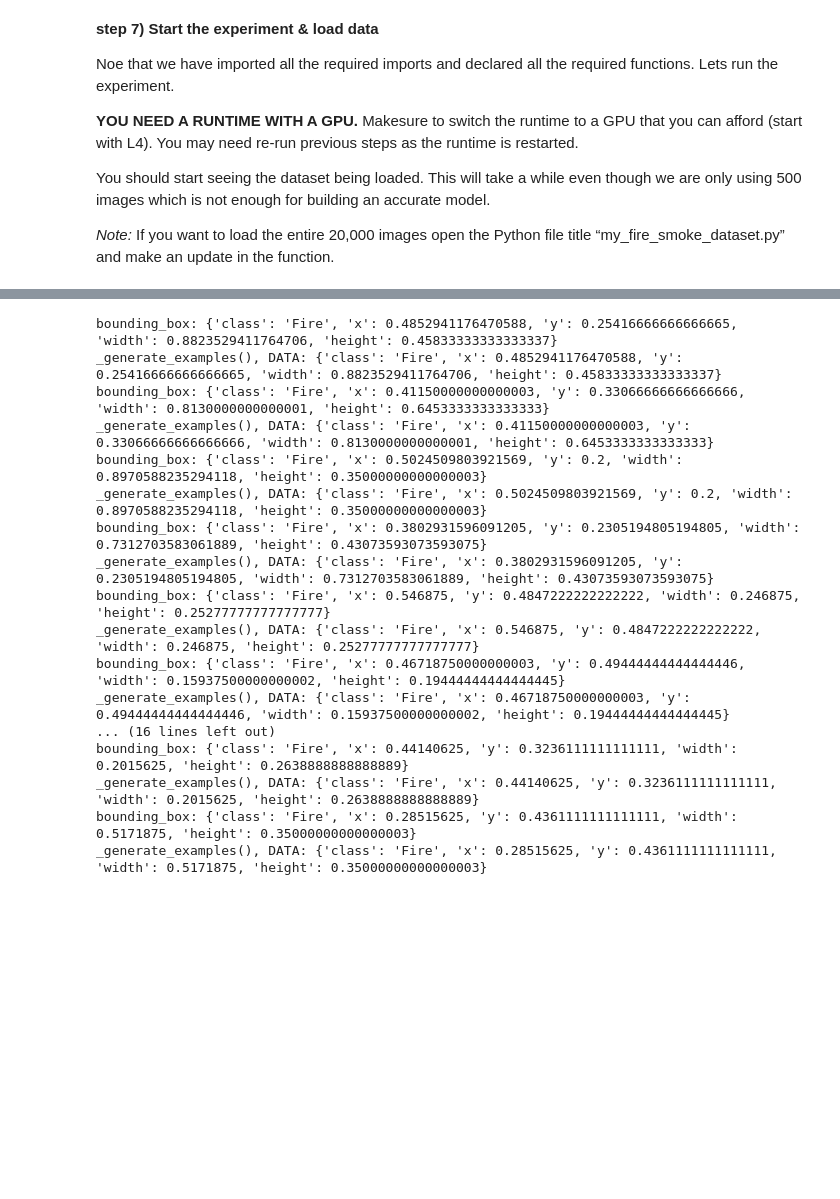
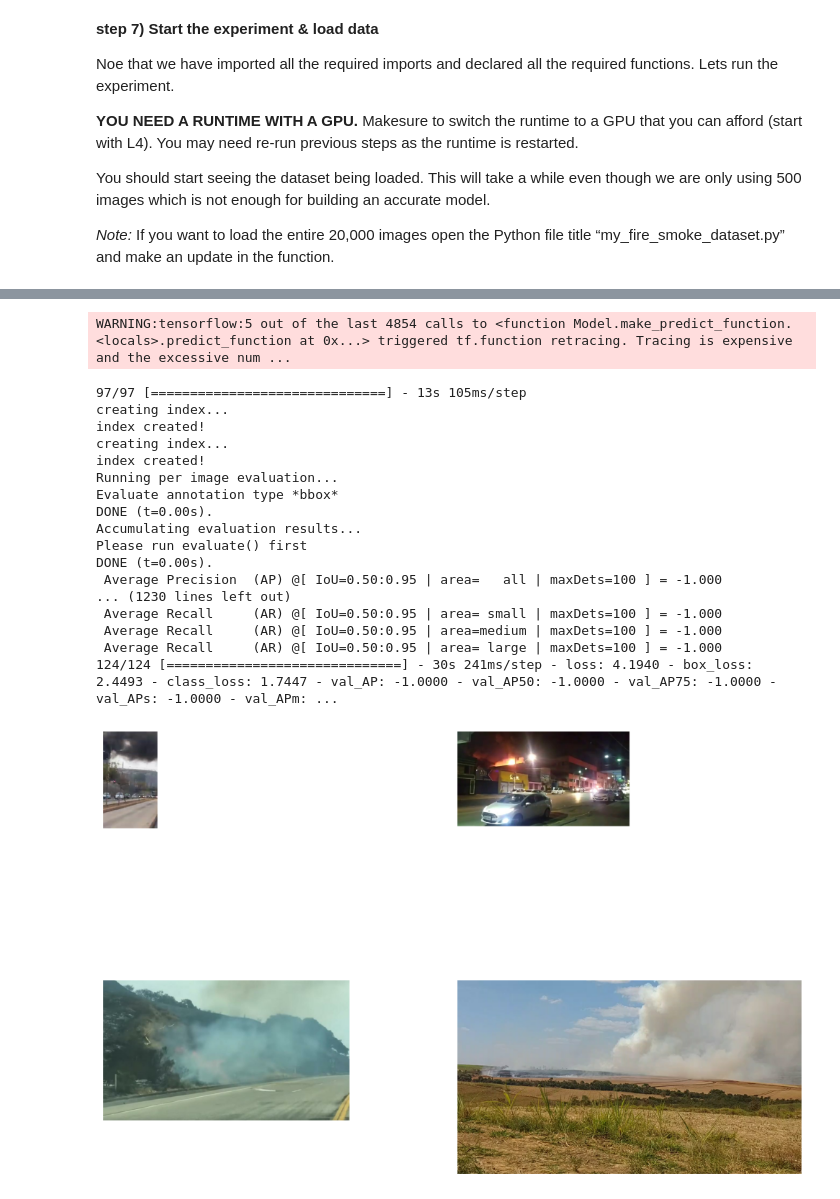
Before and after one commit to naimaryan1/Smoke_Fire_Detection_On_Edge_Devices, a Jupyter notebook: PUBLIC_yolov8_fire_and_smoke_retrain.ipynb, the cells around one changed output, grey strips where cells are left out. Saved outputs shown, nothing was run; the diff lists cells and outputs as text; code cells hidden in the pictures; blank space fills up the shorter version.

Commit message:
1) cleaned code 2) custom dataset loading, preprocessing, augmentation are tested 3) training tested up to 50 epochs. 4) predictions are depicted

```diff
--- a/PUBLIC_yolov8_fire_and_smoke_retrain.ipynb
+++ b/PUBLIC_yolov8_fire_and_smoke_retrain.ipynb
@@ -425,32 +335,27 @@ You should start seeing the dataset being loaded. This will take a while even th
 # %%
 """step 7) Start the experiment & load data"""
 #PARAMATERS
+#hyperparameters - START
 BATCH_SIZE = 4
-#hyperparameters - START
-#hyperparameters
 LEARNING_RATE = 0.005  #try 0.001 to 0.005
-EPOCHS = 50 # 50 is not enough, the original paper ran epoches frpm 5,000 to 30,000
+EPOCHS = 50 # 50 epochs is not enough, the original paper ran epoches frpm 5,000 to 30,000
 MOMENTUM = 0.9
 #hyperparameters - END
 
 #GET DATA
 print("GET DATA - START ")
-#original
+#custom data
 train_ds = get_data_train_ds_my_fire_smoke()
 eval_ds = get_data_eval_ds_my_fire_smoke()
-# #my_fire_smoke
 # train_ds = get_data_train_ds()
 # eval_ds = get_data_eval_ds()
 print("GET DATA - END")
 
 #PREPROCESS - START
 print("#PREPROCESS - START")
-# train_ds = train_ds.shuffle(BATCH_SIZE)
-# eval_ds = eval_ds.shuffle(BATCH_SIZE)
-
 train_ds = train_ds.ragged_batch(BATCH_SIZE, drop_remainder=True)
 eval_ds = eval_ds.ragged_batch(BATCH_SIZE, drop_remainder=True)
-# #VISUALIZATION - optional
+#VISUALIZATION - optional
 visualize_dataset(train_ds, bounding_box_format="xyxy", value_range=(0, 255), rows=2, cols=2)
 visualize_dataset(
       eval_ds,
@@ -463,13 +368,13 @@ visualize_dataset(
       # path="eval.png"
   )
 
+print("AUGMENTATION - START")
 augmenters = [
     keras_cv.layers.RandomFlip(mode="horizontal", bounding_box_format="xyxy"),
     keras_cv.layers.JitteredResize(
         target_size=image_size_1, scale_factor=(0.75, 1.3), bounding_box_format="xyxy"
     ),
 ]
-print("AUGMENTATION - START")
 augmenter_fn = create_augmenter_fn(augmenters)
 train_ds = train_ds.map(augmenter_fn, num_parallel_calls=tf_data.AUTOTUNE)
 visualize_dataset(
@@ -481,15 +386,14 @@ inference_resizing = keras_cv.layers.Resizing(
 )
 print("RESIZING - START")
 eval_ds = eval_ds.map(inference_resizing, num_parallel_calls=tf_data.AUTOTUNE)
-visualize_dataset(
-    eval_ds, bounding_box_format="xyxy", value_range=(0, 255), rows=2, cols=2
-)
+visualize_dataset(eval_ds, bounding_box_format="xyxy", value_range=(0, 255), rows=2, cols=2)
 #In order to be TPU compatible, bounding box Tensors need to be Dense instead of Ragged.
 train_ds = train_ds.map(dict_to_tuple, num_parallel_calls=tf_data.AUTOTUNE)
 eval_ds = eval_ds.map(dict_to_tuple, num_parallel_calls=tf_data.AUTOTUNE)
 
 train_ds = train_ds.prefetch(tf_data.AUTOTUNE)
 eval_ds = eval_ds.prefetch(tf_data.AUTOTUNE)
+print("#PREPROCESS - END")
 #PREPROCESS - END
 
 #OPTIMIZER - START
@@ -549,5 +453,6 @@ model.fit(
 #Save the model to disk to avoid having to rebuild everytime you want to use the model
 model_path = F"/content/gdrive/My Drive/ece551/week2_model/YOLOV8_model.keras"
 model.save(model_path)
+print("TRAINING - END")
 # %% [output]
 GET DATA - START
@@ -555,17 +475,19 @@ Downloading and preparing dataset Unknown size (download: Unknown size, generate
-bounding_box: {'class': 'Fire', 'x': 0.4852941176470588, 'y': 0.25416666666666665, 'width': 0.8823529411764706, 'height': 0.45833333333333337}
-_generate_examples(), DATA: {'class': 'Fire', 'x': 0.4852941176470588, 'y': 0.25416666666666665, 'width': 0.8823529411764706, 'height': 0.45833333333333337}
-bounding_box: {'class': 'Fire', 'x': 0.41150000000000003, 'y': 0.33066666666666666, 'width': 0.8130000000000001, 'height': 0.6453333333333333}
-_generate_examples(), DATA: {'class': 'Fire', 'x': 0.41150000000000003, 'y': 0.33066666666666666, 'width': 0.8130000000000001, 'height': 0.6453333333333333}
-bounding_box: {'class': 'Fire', 'x': 0.5024509803921569, 'y': 0.2, 'width': 0.8970588235294118, 'height': 0.35000000000000003}
-_generate_examples(), DATA: {'class': 'Fire', 'x': 0.5024509803921569, 'y': 0.2, 'width': 0.8970588235294118, 'height': 0.35000000000000003}
-bounding_box: {'class': 'Fire', 'x': 0.3802931596091205, 'y': 0.2305194805194805, 'width': 0.7312703583061889, 'height': 0.43073593073593075}
-_generate_examples(), DATA: {'class': 'Fire', 'x': 0.3802931596091205, 'y': 0.2305194805194805, 'width': 0.7312703583061889, 'height': 0.43073593073593075}
-bounding_box: {'class': 'Fire', 'x': 0.546875, 'y': 0.4847222222222222, 'width': 0.246875, 'height': 0.25277777777777777}
-_generate_examples(), DATA: {'class': 'Fire', 'x': 0.546875, 'y': 0.4847222222222222, 'width': 0.246875, 'height': 0.25277777777777777}
-bounding_box: {'class': 'Fire', 'x': 0.46718750000000003, 'y': 0.49444444444444446, 'width': 0.15937500000000002, 'height': 0.19444444444444445}
-_generate_examples(), DATA: {'class': 'Fire', 'x': 0.46718750000000003, 'y': 0.49444444444444446, 'width': 0.15937500000000002, 'height': 0.19444444444444445}
-... (16 lines left out)
-bounding_box: {'class': 'Fire', 'x': 0.44140625, 'y': 0.3236111111111111, 'width': 0.2015625, 'height': 0.2638888888888889}
-_generate_examples(), DATA: {'class': 'Fire', 'x': 0.44140625, 'y': 0.3236111111111111, 'width': 0.2015625, 'height': 0.2638888888888889}
-bounding_box: {'class': 'Fire', 'x': 0.28515625, 'y': 0.4361111111111111, 'width': 0.5171875, 'height': 0.35000000000000003}
-_generate_examples(), DATA: {'class': 'Fire', 'x': 0.28515625, 'y': 0.4361111111111111, 'width': 0.5171875, 'height': 0.35000000000000003}
+WARNING:tensorflow:5 out of the last 4854 calls to <function Model.make_predict_function.<locals>.predict_function at 0x...> triggered tf.function retracing. Tracing is expensive and the excessive num ...
+97/97 [==============================] - 13s 105ms/step
+creating index...
+index created!
+creating index...
+index created!
+Running per image evaluation...
+Evaluate annotation type *bbox*
+DONE (t=0.00s).
+Accumulating evaluation results...
+Please run evaluate() first
+DONE (t=0.00s).
+ Average Precision  (AP) @[ IoU=0.50:0.95 | area=   all | maxDets=100 ] = -1.000
+... (1230 lines left out)
+ Average Recall     (AR) @[ IoU=0.50:0.95 | area= small | maxDets=100 ] = -1.000
+ Average Recall     (AR) @[ IoU=0.50:0.95 | area=medium | maxDets=100 ] = -1.000
+ Average Recall     (AR) @[ IoU=0.50:0.95 | area= large | maxDets=100 ] = -1.000
+124/124 [==============================] - 30s 241ms/step - loss: 4.1940 - box_loss: 2.4493 - class_loss: 1.7447 - val_AP: -1.0000 - val_AP50: -1.0000 - val_AP75: -1.0000 - val_APs: -1.0000 - val_APm: ...
+[figure, added]
```
Also changed, not shown: parts of 7 cells of this notebook.
